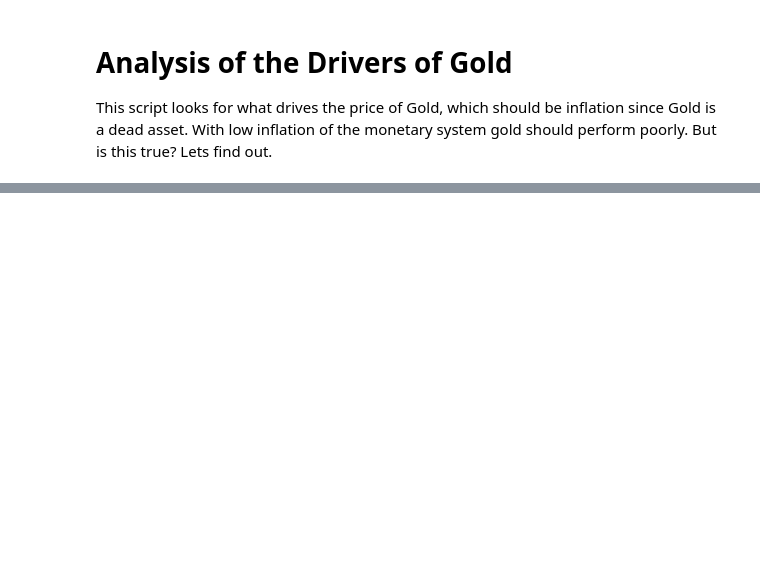
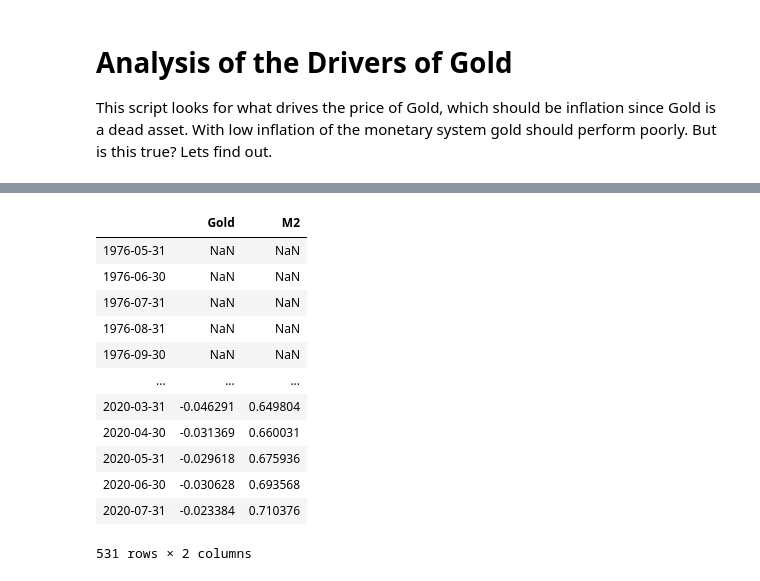
Before and after one commit to webclinic017/Portfolio_Construction, a Jupyter notebook: asset_analysis/Gold.ipynb, the cells around one changed output, grey strips where cells are left out. Cells and saved outputs as stored; diff of their text form; code cells hidden in the pictures; blank space fills up the shorter version.

```diff
--- a/asset_analysis/Gold.ipynb
+++ b/asset_analysis/Gold.ipynb
@@ -53,0 +54,16 @@ Correlation: 0.01456413898767907
+# %%
+data.rolling(12).mean()
+# %% [output]
+|  | Gold | M2 |
+| 1976-05-31 | NaN | NaN |
+| 1976-06-30 | NaN | NaN |
+| 1976-07-31 | NaN | NaN |
+| 1976-08-31 | NaN | NaN |
+| 1976-09-30 | NaN | NaN |
+| ... | ... | ... |
+| 2020-03-31 | -0.046291 | 0.649804 |
+| 2020-04-30 | -0.031369 | 0.660031 |
+| 2020-05-31 | -0.029618 | 0.675936 |
+| 2020-06-30 | -0.030628 | 0.693568 |
+| 2020-07-31 | -0.023384 | 0.710376 |
+531 rows × 2 columns
```
Also changed, not shown: parts of 5 cells of this notebook, 2 other files.
